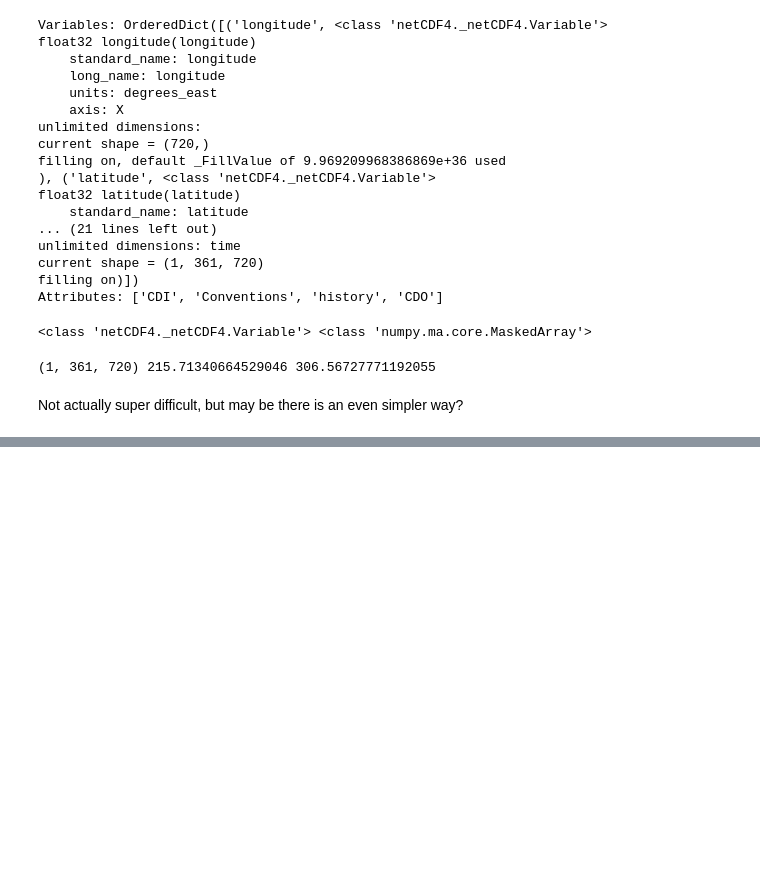
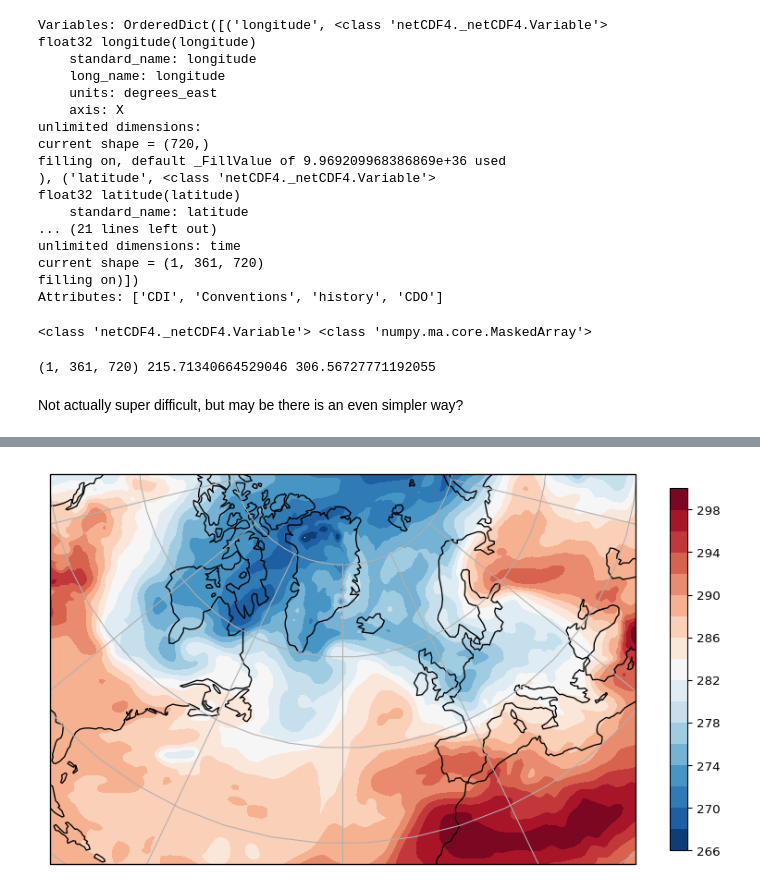
Before and after one commit to rewquey/python_intro, a Jupyter notebook: D2S2 Gridded data analysis.ipynb, the cells around one changed output, grey strips where cells are left out. Cells and saved outputs as stored; diff of their text form; code cells hidden in the pictures; blank space fills up the shorter version.

Commit message:
First rough outline of D2S2, including example data

```diff
--- a/D2S2 Gridded data analysis.ipynb
+++ b/D2S2 Gridded data analysis.ipynb
@@ -44,6 +41,8 @@ Not actually super difficult, but may be there is an even simpler way?
 # %%
 import xarray as xr
 f = xr.open_dataset('d2s2/ei.ans.2010072912.800.T.nc')
-temp = f.variables['t']
-print(type(temp))
+temp_var = f.variables['t']
+t_da = f['t']
+print(type(t_da),type(temp_var))
+print(t_da)
 # %% [output]
@@ -52,0 +138,20 @@ Where is the difference to the above?
+# %%
+fig = plt.figure(figsize=(10.0,6.0), dpi=96)
+ax = plt.axes(projection=proj)
+
+# A temperature map
+cs = ax.contourf(t_da.longitude, t_da.latitude, t_da.sel(time=dt(2010,7,29,6)),
+            range(266,301,2),
+            cmap='RdBu_r',
+            transform=ccrs.PlateCarree(), # the projection of the data grid, here lat/lon, i.e. PlateCarree
+)
+ax.coastlines()
+ax.gridlines(ylocs=range(15,76,15))
+
+ax.set_xlim([-5.4e6, 5.4e6])
+ax.set_ylim([-3.6e6, 3.6e6])
+
+plt.colorbar(cs, fraction=0.1, shrink=0.9)
+plt.show()
+# %% [output]
+[figure, added]
```
Also changed, not shown: parts of 11 cells of this notebook, 3 other files.
